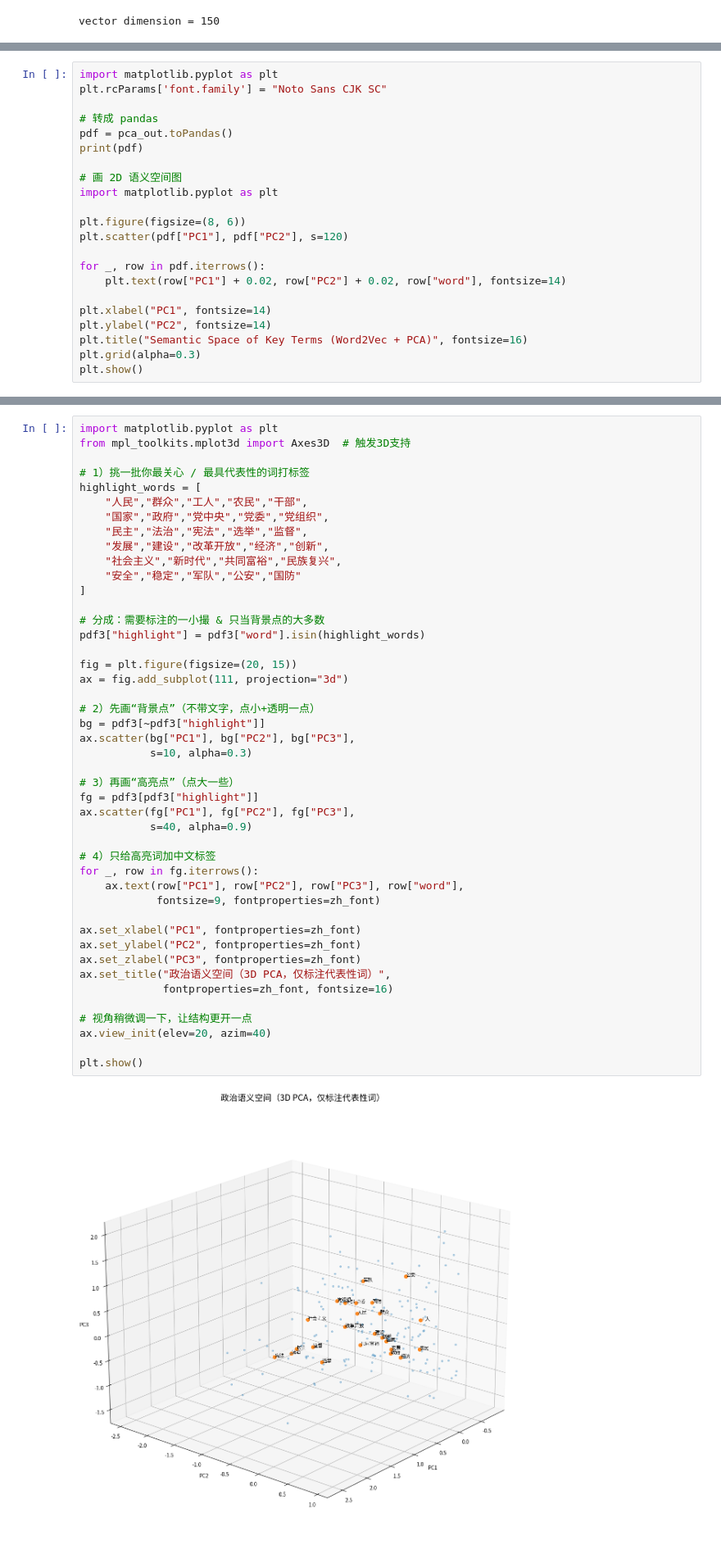
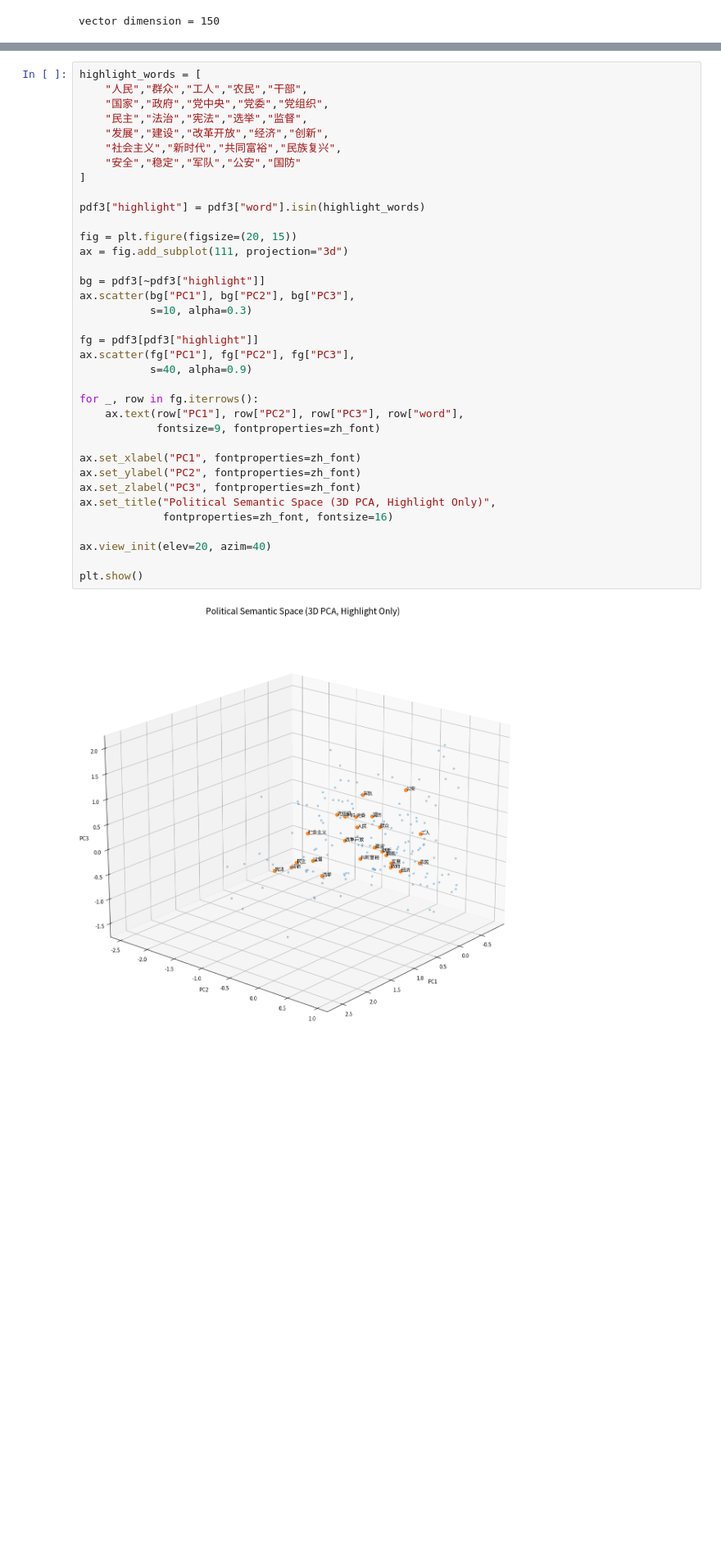
Before and after one commit to JairusJia/thesis, a Jupyter notebook: PCA-1.ipynb, the cells around one changed output, grey strips where cells are left out. Shown at 82% size. Saved outputs shown, nothing was run; the diff lists cells and outputs as text; blank space fills up the shorter version.

```diff
--- a/PCA-1.ipynb
+++ b/PCA-1.ipynb
@@ -259,22 +176,0 @@ pca_out = (
-# %%
-import matplotlib.pyplot as plt
-plt.rcParams['font.family'] = "Noto Sans CJK SC"
-
-# 转成 pandas
-pdf = pca_out.toPandas()
-print(pdf)
-
-# 画 2D 语义空间图
-import matplotlib.pyplot as plt
-
-plt.figure(figsize=(8, 6))
-plt.scatter(pdf["PC1"], pdf["PC2"], s=120)
-
-for _, row in pdf.iterrows():
-    plt.text(row["PC1"] + 0.02, row["PC2"] + 0.02, row["word"], fontsize=14)
-
-plt.xlabel("PC1", fontsize=14)
-plt.ylabel("PC2", fontsize=14)
-plt.title("Semantic Space of Key Terms (Word2Vec + PCA)", fontsize=16)
-plt.grid(alpha=0.3)
-plt.show()
@@ -521,8 +350,4 @@ plt.show()
 # %%
-import matplotlib.pyplot as plt
-from mpl_toolkits.mplot3d import Axes3D  # 触发3D支持
-
-# 1）挑一批你最关心 / 最具代表性的词打标签
 highlight_words = [
     "人民","群众","工人","农民","干部",
     "国家","政府","党中央","党委","党组织",
@@ -531,37 +356,32 @@ highlight_words = [
     "社会主义","新时代","共同富裕","民族复兴",
     "安全","稳定","军队","公安","国防"
 ]
 
-# 分成：需要标注的一小撮 & 只当背景点的大多数
 pdf3["highlight"] = pdf3["word"].isin(highlight_words)
 
 fig = plt.figure(figsize=(20, 15))
 ax = fig.add_subplot(111, projection="3d")
 
-# 2）先画“背景点”（不带文字，点小+透明一点）
 bg = pdf3[~pdf3["highlight"]]
 ax.scatter(bg["PC1"], bg["PC2"], bg["PC3"],
            s=10, alpha=0.3)
 
-# 3）再画“高亮点”（点大一些）
 fg = pdf3[pdf3["highlight"]]
 ax.scatter(fg["PC1"], fg["PC2"], fg["PC3"],
            s=40, alpha=0.9)
 
-# 4）只给高亮词加中文标签
 for _, row in fg.iterrows():
     ax.text(row["PC1"], row["PC2"], row["PC3"], row["word"],
             fontsize=9, fontproperties=zh_font)
 
 ax.set_xlabel("PC1", fontproperties=zh_font)
 ax.set_ylabel("PC2", fontproperties=zh_font)
 ax.set_zlabel("PC3", fontproperties=zh_font)
-ax.set_title("政治语义空间（3D PCA，仅标注代表性词）",
+ax.set_title("Political Semantic Space (3D PCA, Highlight Only)",
              fontproperties=zh_font, fontsize=16)
 
-# 视角稍微调一下，让结构更开一点
 ax.view_init(elev=20, azim=40)
 
 plt.show()
 # %% [output]
-[figure, old version]
+[figure, new version]
```
Also changed, not shown: parts of 12 cells of this notebook, 1 other file.
